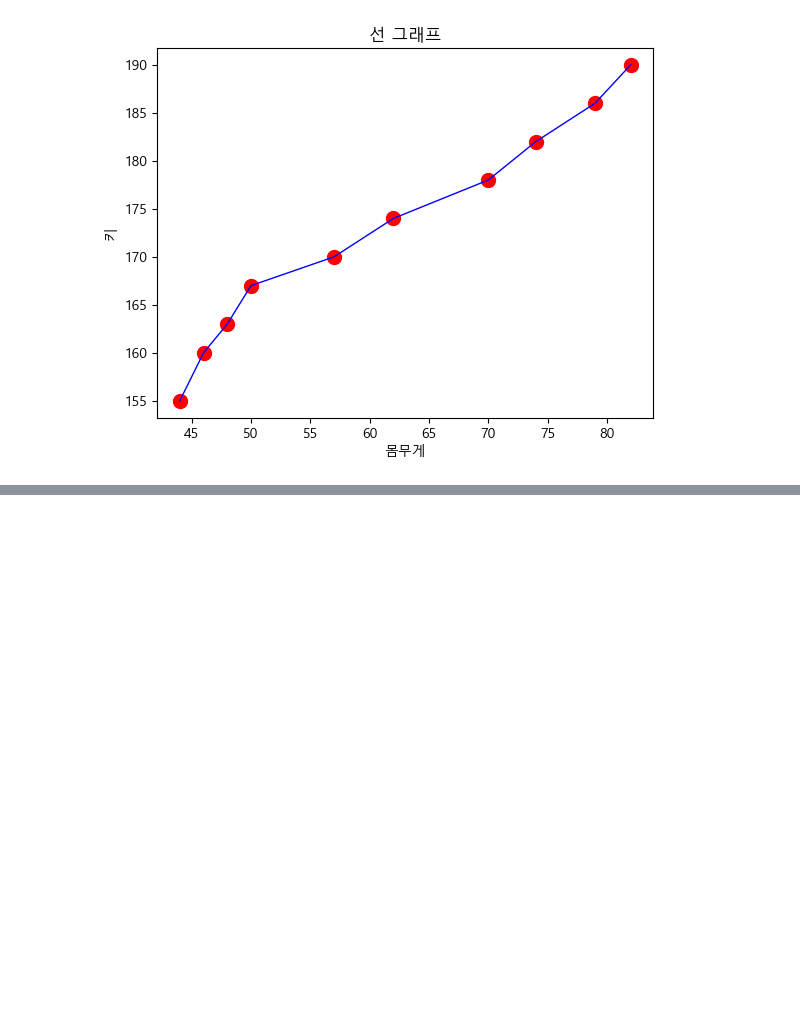
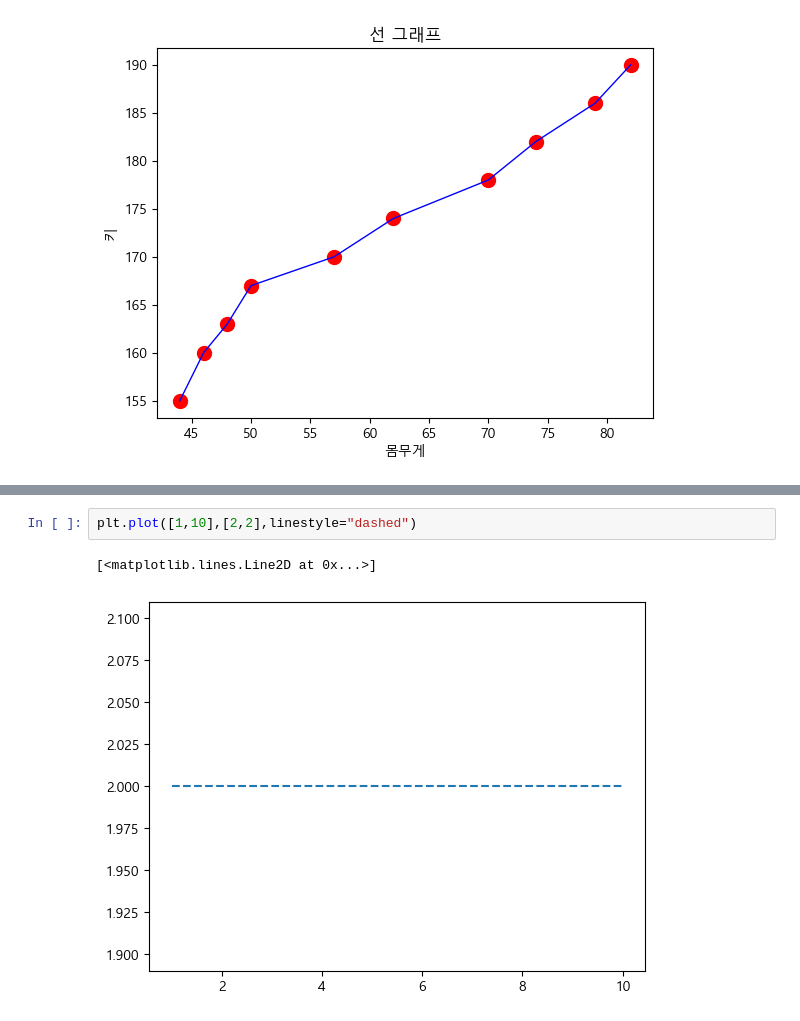
Before and after one commit to eunzzae/python_study, a Jupyter notebook: 230501_Python_연습_6.1 matplotlib으로 그래프 그리기.ipynb, the cells around one changed output, grey strips where cells are left out. Saved outputs shown, nothing was run; the diff lists cells and outputs as text; blank space fills up the shorter version.

```diff
--- a/230501_Python_연습_6.1 matplotlib으로 그래프 그리기.ipynb
+++ b/230501_Python_연습_6.1 matplotlib으로 그래프 그리기.ipynb
@@ -138,0 +144,5 @@ plt.rcParams["font.family"]="Malgun Gothic"
+# %%
+plt.plot([1,10],[2,2],linestyle="dashed")
+# %% [output]
+[<matplotlib.lines.Line2D at 0x...>]
+[figure, added]
```
Also changed, not shown: parts of 10 cells of this notebook.
